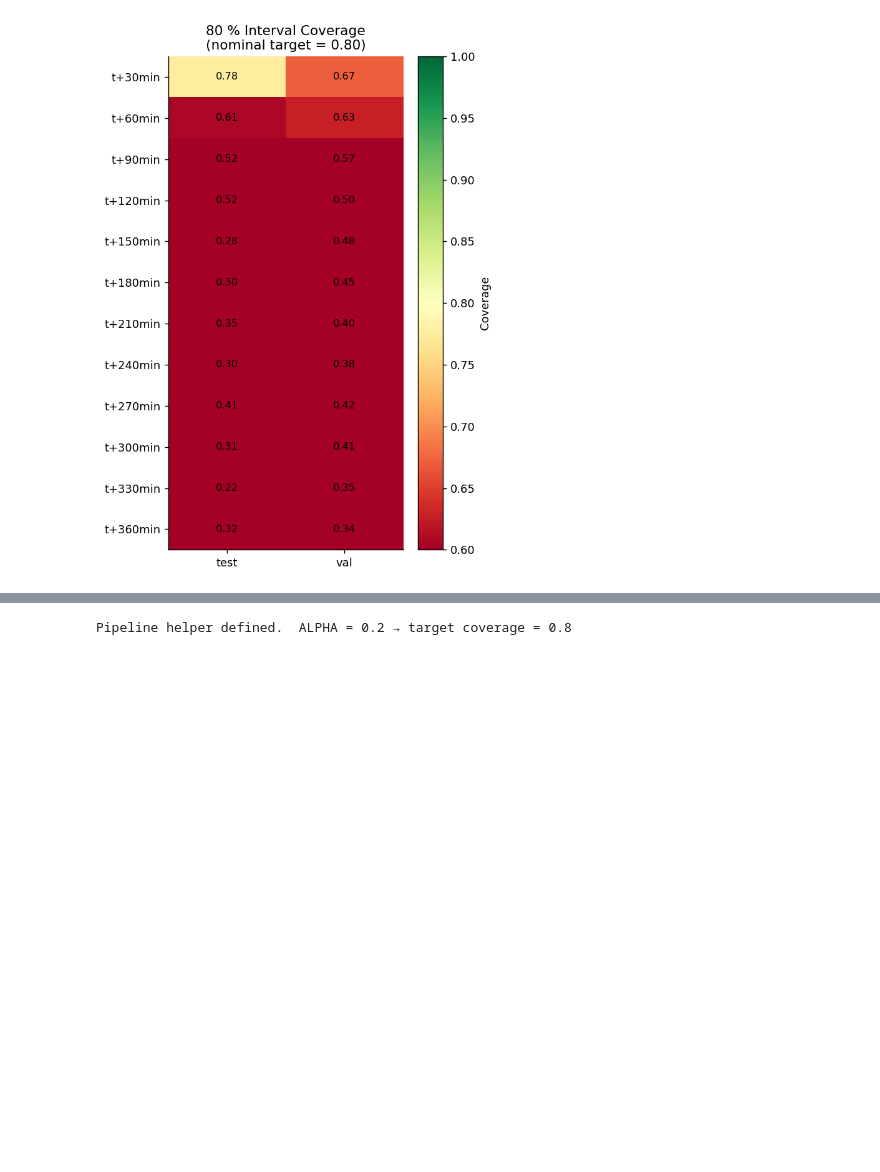
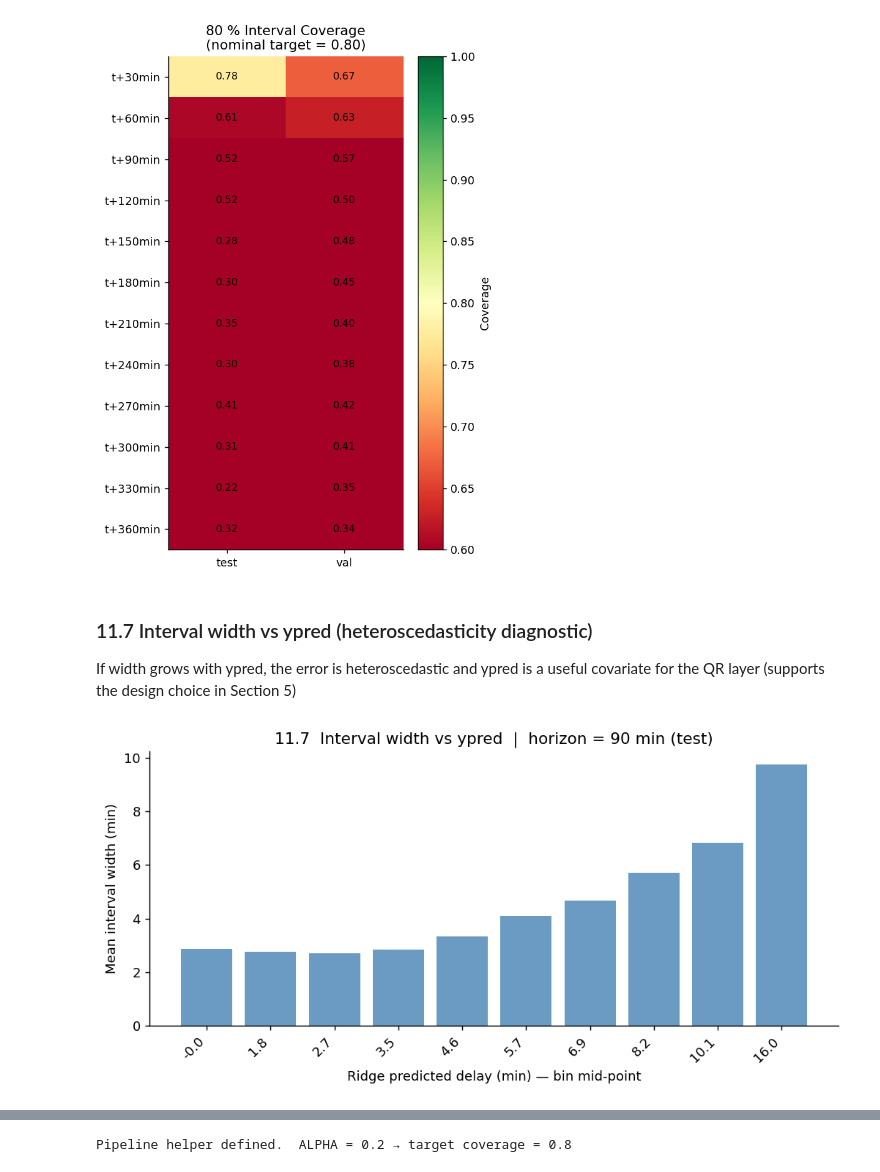
Before and after one commit to ThibautHeim/Advanced_Business_Analytics_Project, a Jupyter notebook: Vasilis/QR_new.ipynb, the cells around one changed output, grey strips where cells are left out. Cells and saved outputs as stored; diff of their text form; code cells hidden in the pictures; blank space fills up the shorter version.

```diff
--- a/Vasilis/QR_new.ipynb
+++ b/Vasilis/QR_new.ipynb
@@ -785,3 +930,24 @@ plt.tight_layout()
 plt.show()
 # %% [output]
 [figure]
+# %% [markdown]
+### 11.7  Interval width vs ypred (heteroscedasticity diagnostic)
+
+If width grows with ypred, the error is heteroscedastic and ypred is a useful covariate for the QR layer (supports the design choice in Section 5)
+# %%
+h_demo = 3          # change to any horizon 1-12
+sub = qr_pred_df[(qr_pred_df.split == 'test') & (qr_pred_df.horizon == h_demo)].copy()
+bins = np.percentile(sub.ypred_ridge, np.linspace(0, 100, 11))
+sub['bin'] = pd.cut(sub.ypred_ridge, bins=bins, include_lowest=True)
+grp = sub.groupby('bin')['interval_width'].mean()
+
+fig, ax = plt.subplots(figsize=(8, 4))
+ax.bar(range(len(grp)), grp.values, color='steelblue', alpha=0.8)
+ax.set_xticks(range(len(grp)))
+ax.set_xticklabels([f"{b.mid:.1f}" for b in grp.index], rotation=45, ha='right')
+ax.set_xlabel('Ridge predicted delay (min) — bin mid-point')
+ax.set_ylabel('Mean interval width (min)')
+ax.set_title(f'11.7  Interval width vs ypred  |  horizon = {h_demo*30} min (test)')
+plt.tight_layout(); plt.show()
+# %% [output]
+[figure, added]
```
Also changed, not shown: parts of 28 cells of this notebook, 4 other files.
